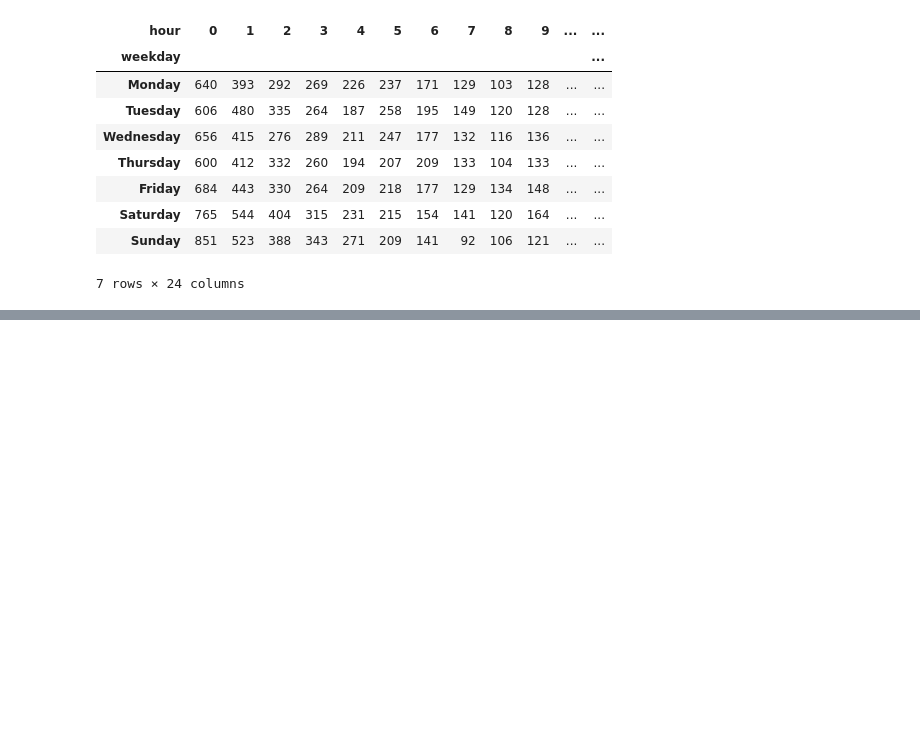
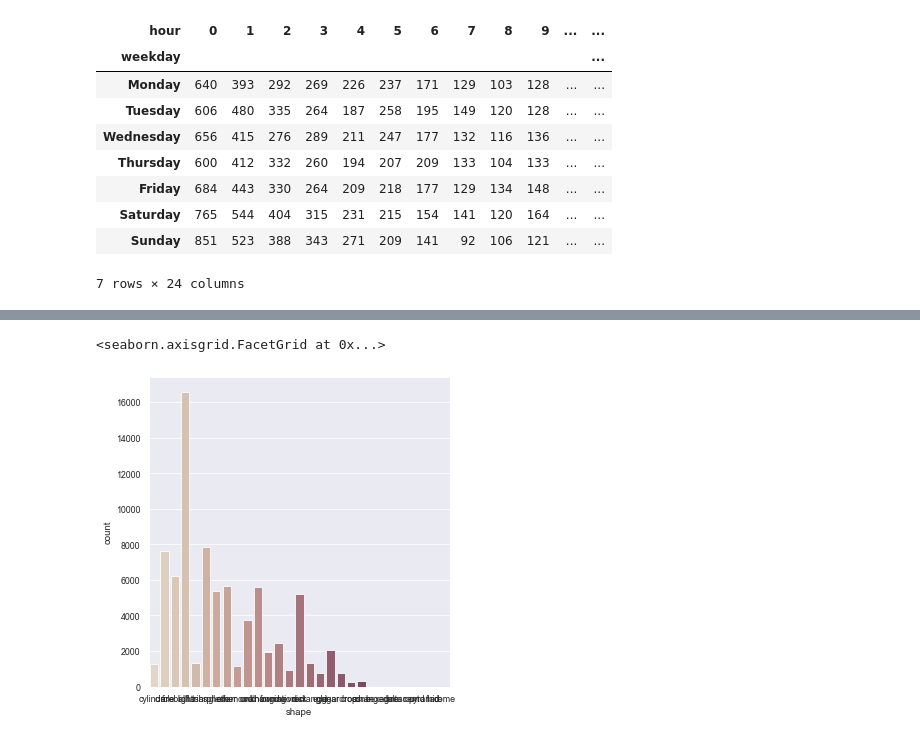
Before and after one commit to weirdyang/practice, a Jupyter notebook: aliens/aliens-exploration.ipynb, the cells around one changed output, grey strips where cells are left out. Cells and saved outputs as stored; diff of their text form; code cells hidden in the pictures; blank space fills up the shorter version.

```diff
--- a/aliens/aliens-exploration.ipynb
+++ b/aliens/aliens-exploration.ipynb
@@ -210,0 +226,5 @@ Text(0.5, 67.34336842105266, 'Hour of Sighting (24h)')
+# %%
+sns.catplot(x="shape", kind="count", palette="ch:.25", data=df)
+# %% [output]
+<seaborn.axisgrid.FacetGrid at 0x...>
+[figure, added]
```
Also changed, not shown: parts of 7 cells of this notebook.
